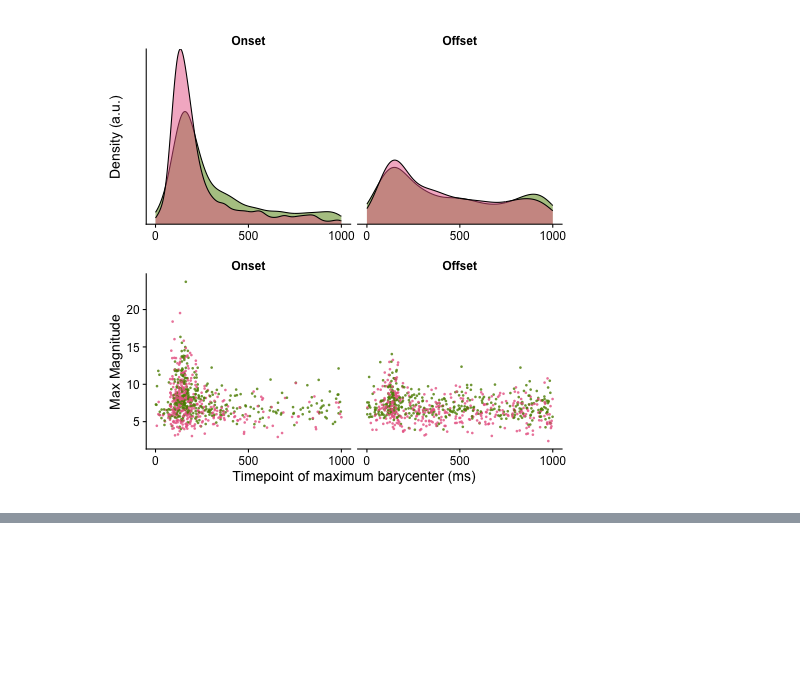
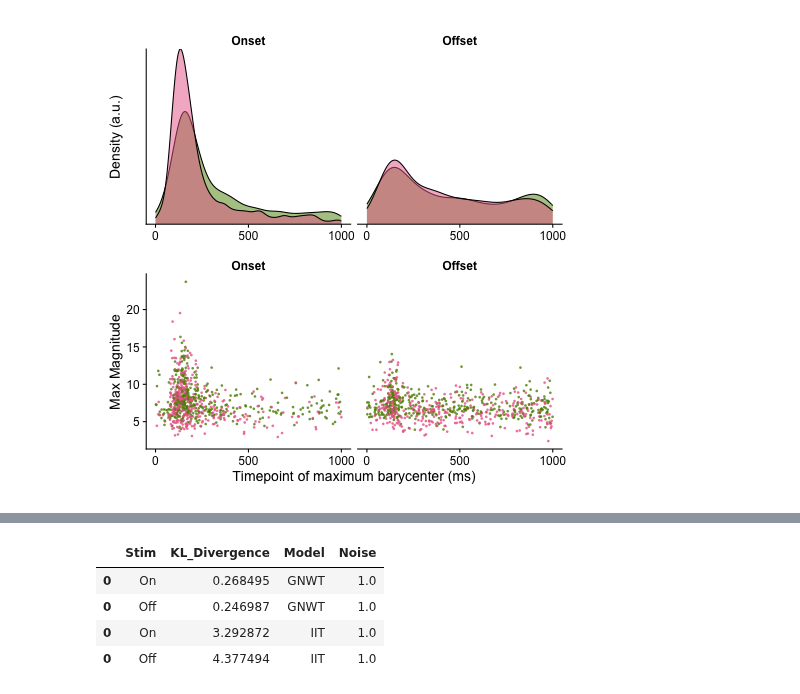
Before and after one commit to anniegbryant/MEG_functional_connectivity, a Jupyter notebook: data_visualization/barycenter_empirical_analysis.ipynb, the cells around one changed output, grey strips where cells are left out. Cells and saved outputs as stored; diff of their text form; code cells hidden in the pictures; blank space fills up the shorter version.

```diff
--- a/data_visualization/barycenter_empirical_analysis.ipynb
+++ b/data_visualization/barycenter_empirical_analysis.ipynb
@@ -554,0 +668,46 @@ barycenter_averaged_stimulus_type_LR_classification_res %>%
+# %%
+def compute_KL_divergence_between_model_and_empirical(empirical_data, model_data, num_bins=100):
+    """Compute the KL divergence between empirical and model data."
+    """
+
+    KL_result_list = []
+    # Iterate over stimulus values
+    for stim_type in empirical_data.Stim.unique():
+        # Extract empirical data for this stimulus type
+        empirical_data_stim = empirical_data.query(f"Stim == '{stim_type}'")
+        # Extract model data for this stimulus type
+        model_data_stim = model_data.query(f"Stim == '{stim_type}'")
+
+        # # Compute the KL divergence
+        KL_divergence = kl_divergence_from_counts(empirical_data_stim.Max_Time, model_data_stim.Max_Time)
+
+        # Put into dataframe
+        KL_result_list.append(pd.DataFrame({"Stim": [stim_type], "KL_Divergence": [KL_divergence]}))
+
+    KL_result = pd.concat(KL_result_list)
+
+    # Return the KL divergence
+    return KL_result
+
+# Compute the KL divergence between the model and empirical data
+all_KL_results_list = []
+for model in ["GNWT", "IIT"]:
+    for noise_level in [0.5, 0.75, 1, 1.25, 1.5]:
+        this_model_noise_KL = compute_KL_divergence_between_model_and_empirical(all_data_for_comparison.query("Model == @model & Data_Type == 'Empirical'"),
+                                                                                all_data_for_comparison.query("Model == @model & Data_Type == 'Model' & Noise==@noise_level"))
+        this_model_noise_KL["Model"] = model
+        this_model_noise_KL["Noise"] = noise_level
+
+        # Append to list
+        all_KL_results_list.append(this_model_noise_KL)
+
+# Concatenate the results
+all_KL_results = pd.concat(all_KL_results_list)
+# %%
+all_KL_results.query("Noise==1")
+# %% [output]
+|  | Stim | KL_Divergence | Model | Noise |
+| 0 | On | 0.268495 | GNWT | 1.0 |
+| 0 | Off | 0.246987 | GNWT | 1.0 |
+| 0 | On | 3.292872 | IIT | 1.0 |
+| 0 | Off | 4.377494 | IIT | 1.0 |
```
Also changed, not shown: parts of 15 cells of this notebook, 7 other files.
